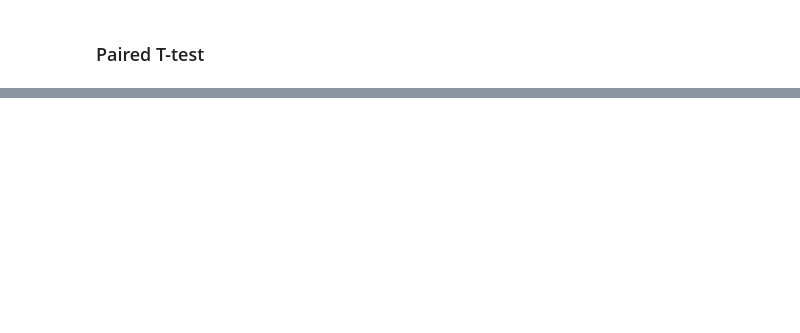
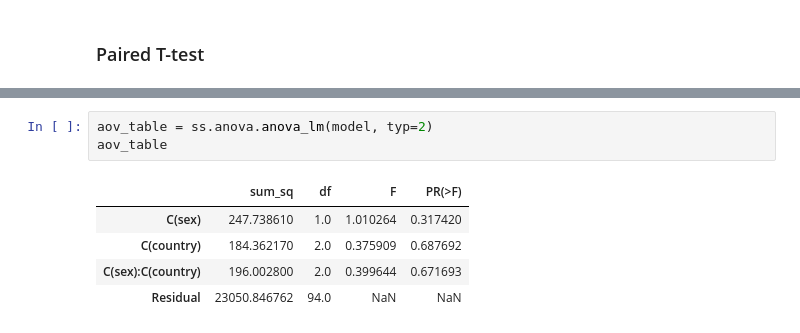
Before and after one commit to outtoin/statistics_practice, a Jupyter notebook: Statistics.ipynb, the cells around one changed output, grey strips where cells are left out. Cells and saved outputs as stored; diff of their text form; blank space fills up the shorter version.

Commit message:
update: ANOVA

```diff
--- a/Statistics.ipynb
+++ b/Statistics.ipynb
@@ -64,0 +173,9 @@ print(np.mean(afterheights))
+# %%
+aov_table = ss.anova.anova_lm(model, typ=2)
+aov_table
+# %% [output]
+|  | sum_sq | df | F | PR(>F) |
+| C(sex) | 247.738610 | 1.0 | 1.010264 | 0.317420 |
+| C(country) | 184.362170 | 2.0 | 0.375909 | 0.687692 |
+| C(sex):C(country) | 196.002800 | 2.0 | 0.399644 | 0.671693 |
+| Residual | 23050.846762 | 94.0 | NaN | NaN |
```
Also changed, not shown: parts of 20 cells of this notebook.
